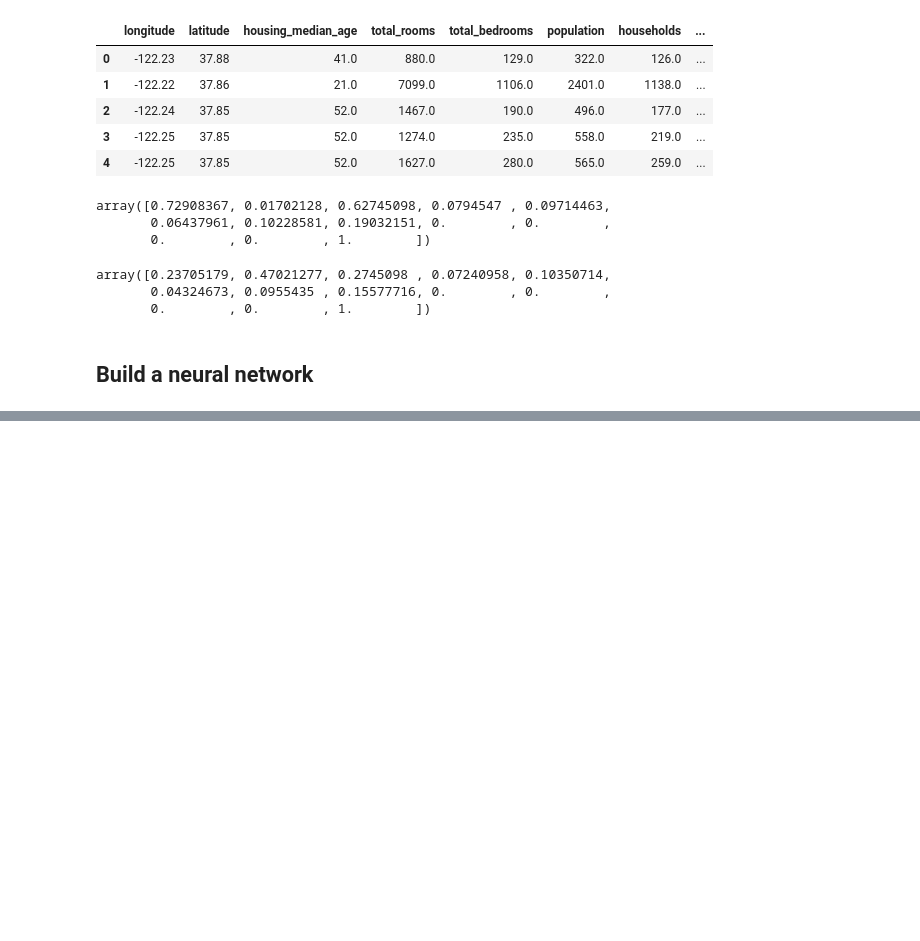
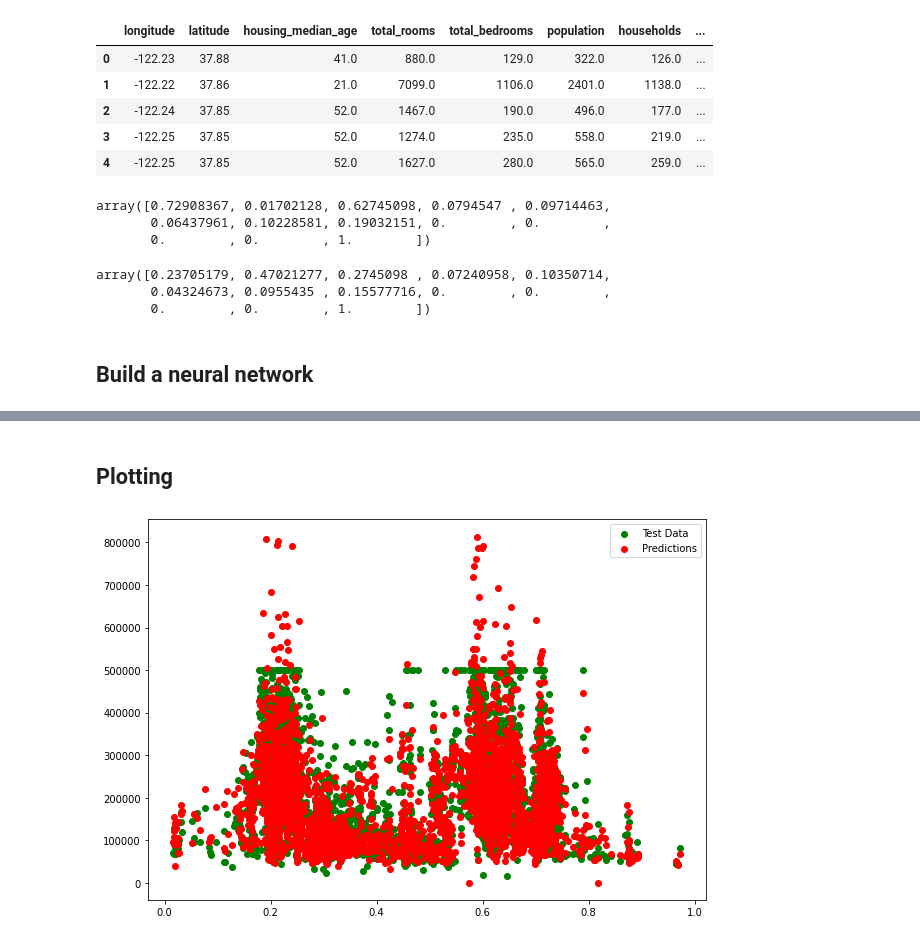
Before and after one commit to Kveline/California-House-NN-Regression, a Jupyter notebook: California_House_NN_Regression.ipynb, the cells around one changed output, grey strips where cells are left out. Cells and saved outputs as stored; diff of their text form; code cells hidden in the pictures; blank space fills up the shorter version.

Commit message:
Plotting

```diff
--- a/California_House_NN_Regression.ipynb
+++ b/California_House_NN_Regression.ipynb
@@ -65,9 +65,8 @@ array([0.23705179, 0.47021277, 0.2745098 , 0.07240958, 0.10350714,
 # %%
 # create the model
 model = tf.keras.Sequential([
-    tf.keras.layers.Dense(100, activation='relu'),
-    tf.keras.layers.Dense(50, activation='relu'),
-    tf.keras.layers.Dense(100, activation='relu'),
+    tf.keras.layers.Dense(18, activation='relu'),
+    tf.keras.layers.Dense(12, activation='relu'),
     tf.keras.layers.Dense(1)
 ])
 
@@ -105,0 +105,3 @@ model.evaluate(X_test_normal, y_test)
+# %%
+# make some predictions
+y_pred = model.predict(X_test_normal)
@@ -105,0 +110,25 @@ model.evaluate(X_test_normal, y_test)
+# %% [markdown]
+## Plotting
+# %%
+def plot_predictions(train_data = X_train_normal[:,0],
+                     train_labels = y_train,
+                     test_data = X_test_normal[:,0],
+                     test_labels = y_test,
+                     predictions = y_pred):
+  """
+  Plots training data,test data, and compares to predictions to ground truth labels
+  """
+  plt.figure(figsize = (10, 7))
+
+  # plot test data in green
+  plt.scatter(test_data, test_labels, c = "g", label = "Test Data")
+
+  # plot predictions in red
+  plt.scatter(test_data, predictions, c = "r", label = "Predictions")
+
+  # show a legend
+  plt.legend()
+# %%
+plot_predictions(predictions = y_pred)
+# %% [output]
+[figure, added]
```
Also changed, not shown: parts of 3 cells of this notebook.
